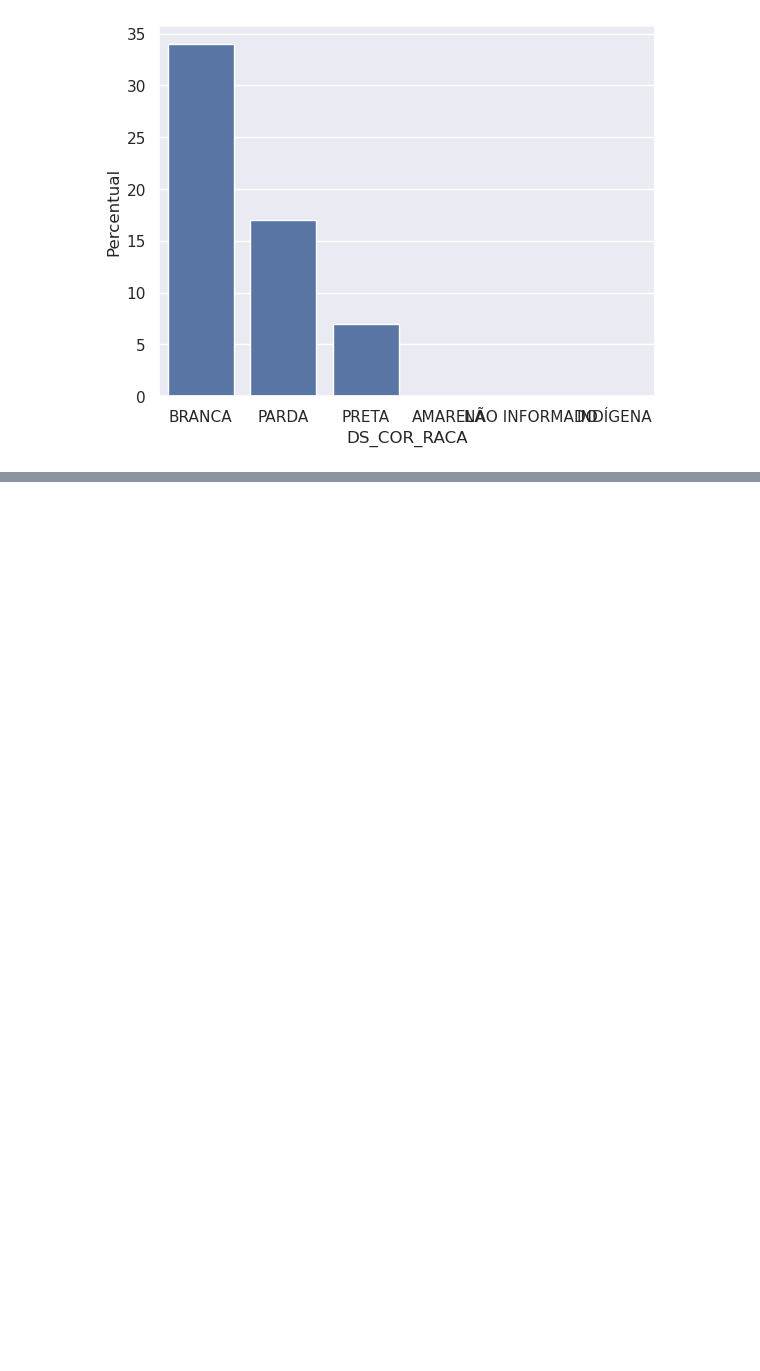
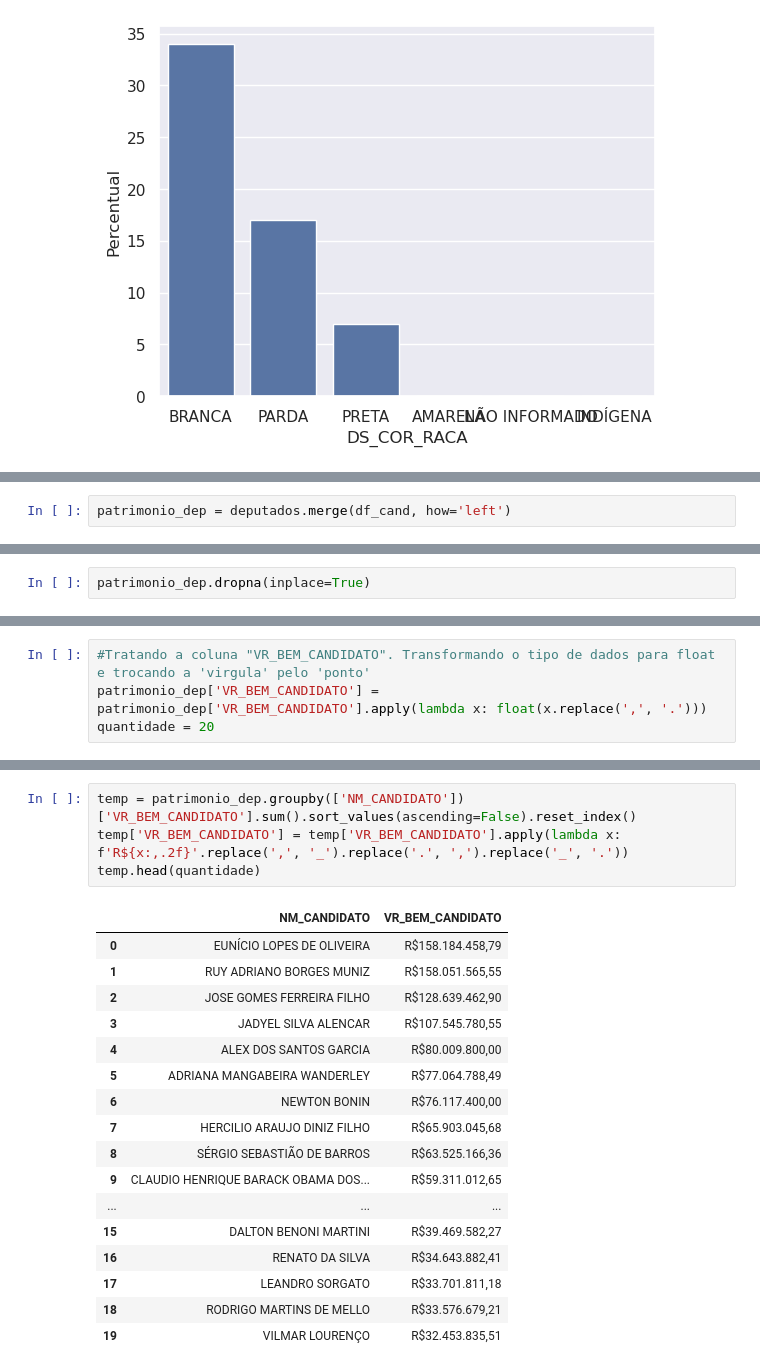
Before and after one commit to leandroclv/analise_manipulacao_dados_pandas_udemy, a Jupyter notebook: df_dados_TSE.ipynb, the cells around one changed output, grey strips where cells are left out. Cells and saved outputs as stored; diff of their text form; blank space fills up the shorter version.

```diff
--- a/df_dados_TSE.ipynb
+++ b/df_dados_TSE.ipynb
@@ -534,0 +539,2 @@ print()
+# %%
+patrimonio_dep = deputados.merge(df_cand, how='left')
@@ -534,0 +560,2 @@ print()
+# %%
+patrimonio_dep.dropna(inplace=True)
@@ -534,0 +601,4 @@ print()
+# %%
+#Tratando a coluna "VR_BEM_CANDIDATO". Transformando o tipo de dados para float e trocando a 'virgula' pelo 'ponto'
+patrimonio_dep['VR_BEM_CANDIDATO'] = patrimonio_dep['VR_BEM_CANDIDATO'].apply(lambda x: float(x.replace(',', '.')))
+quantidade = 20
@@ -534,0 +622,22 @@ print()
+# %%
+temp = patrimonio_dep.groupby(['NM_CANDIDATO'])['VR_BEM_CANDIDATO'].sum().sort_values(ascending=False).reset_index()
+temp['VR_BEM_CANDIDATO'] = temp['VR_BEM_CANDIDATO'].apply(lambda x: f'R${x:,.2f}'.replace(',', '_').replace('.', ',').replace('_', '.'))
+temp.head(quantidade)
+# %% [output]
+|  | NM_CANDIDATO | VR_BEM_CANDIDATO |
+| 0 | EUNÍCIO LOPES DE OLIVEIRA | R$158.184.458,79 |
+| 1 | RUY ADRIANO BORGES MUNIZ | R$158.051.565,55 |
+| 2 | JOSE GOMES FERREIRA FILHO | R$128.639.462,90 |
+| 3 | JADYEL SILVA ALENCAR | R$107.545.780,55 |
+| 4 | ALEX DOS SANTOS GARCIA | R$80.009.800,00 |
+| 5 | ADRIANA MANGABEIRA WANDERLEY | R$77.064.788,49 |
+| 6 | NEWTON BONIN | R$76.117.400,00 |
+| 7 | HERCILIO ARAUJO DINIZ FILHO | R$65.903.045,68 |
+| 8 | SÉRGIO SEBASTIÃO DE BARROS | R$63.525.166,36 |
+| 9 | CLAUDIO HENRIQUE BARACK OBAMA DOS... | R$59.311.012,65 |
+| ... | ... | ... |
+| 15 | DALTON BENONI MARTINI | R$39.469.582,27 |
+| 16 | RENATO DA SILVA | R$34.643.882,41 |
+| 17 | LEANDRO SORGATO | R$33.701.811,18 |
+| 18 | RODRIGO MARTINS DE MELLO | R$33.576.679,21 |
+| 19 | VILMAR LOURENÇO | R$32.453.835,51 |
```
Also changed, not shown: parts of 11 cells of this notebook.
